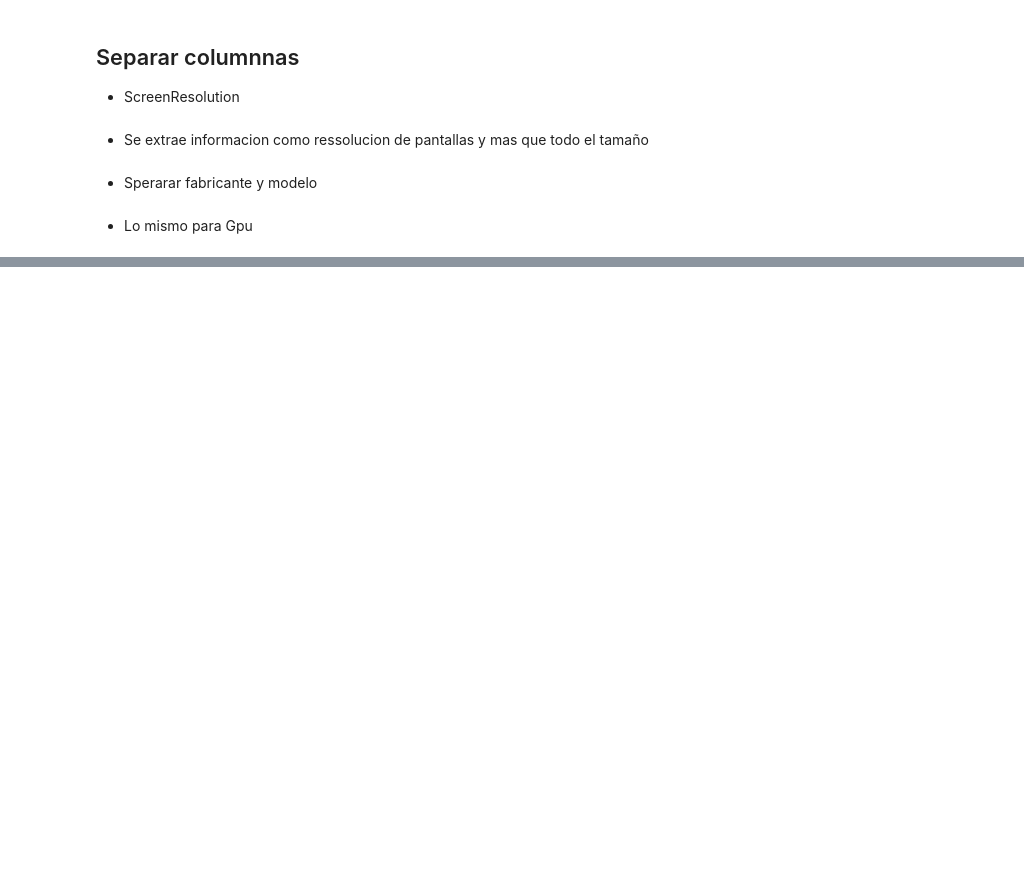
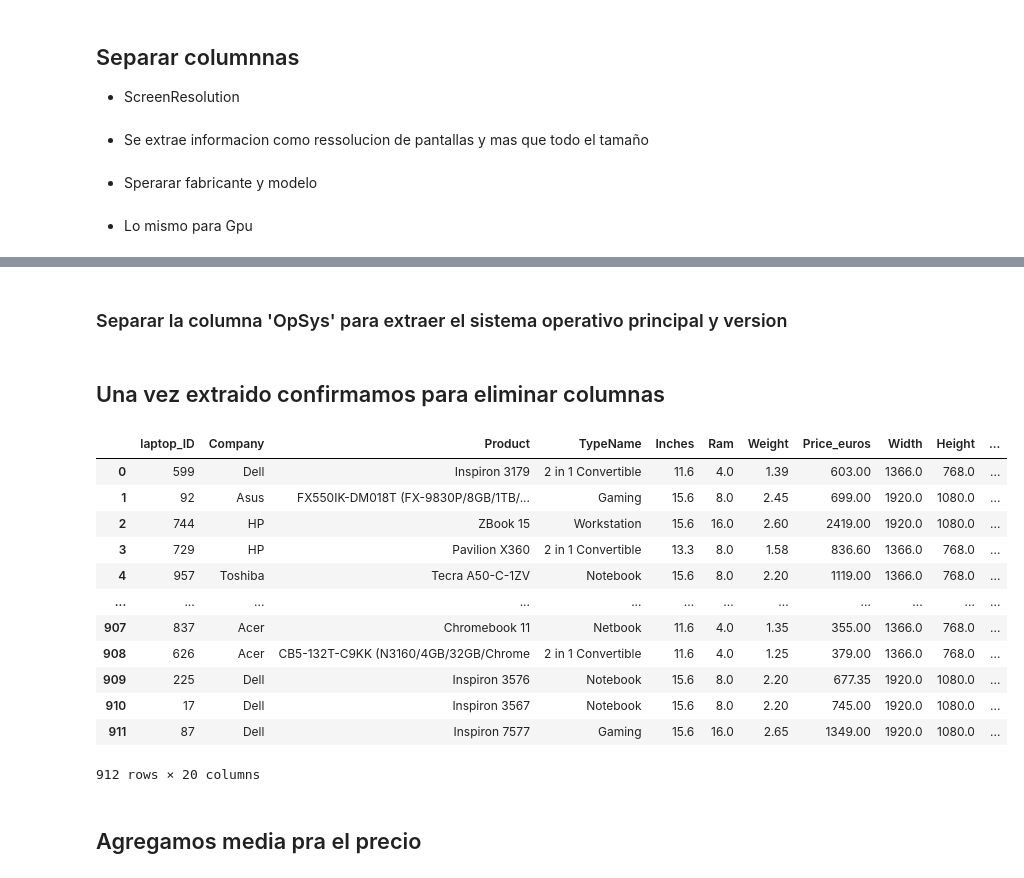
Before and after one commit to andreszaragoza/Train_Eda, a Jupyter notebook: notebooks/Analisis.ipynb, the cells around one changed output, grey strips where cells are left out. Drawn from its saved outputs; the diff is of its cells as text; code cells hidden in the pictures; blank space fills up the shorter version.

```diff
--- a/notebooks/Analisis.ipynb
+++ b/notebooks/Analisis.ipynb
@@ -234,2 +261,32 @@ df[['Ram', 'Weight']].head()
+# %%
+df[['Memory_Size', 'Memory_Type']] = df['Memory'].str.extract(r'(\d+GB|\d+TB)\s*(.*)')
+# %% [markdown]
+### Separar la columna 'OpSys' para extraer el sistema operativo principal y version
+# %%
+df['OpSys_Main'] = df['OpSys'].str.extract(r'(\w+)\s?')
+# %%
+df['OpSys_Versions'] = df['OpSys']
+# %% [markdown]
+## Una vez extraido confirmamos para eliminar columnas
+# %%
+df = df.drop(columns=['Cpu', 'Unnamed: 0', 'Gpu', 'OpSys', 'Memory','ScreenResolution'], errors='ignore')
+# %%
+df
+# %% [output]
+|  | laptop_ID | Company | Product | TypeName | Inches | Ram | Weight | Price_euros | Width | Height | ... |
+| 0 | 599 | Dell | Inspiron 3179 | 2 in 1 Convertible | 11.6 | 4.0 | 1.39 | 603.00 | 1366.0 | 768.0 | ... |
+| 1 | 92 | Asus | FX550IK-DM018T (FX-9830P/8GB/1TB/... | Gaming | 15.6 | 8.0 | 2.45 | 699.00 | 1920.0 | 1080.0 | ... |
+| 2 | 744 | HP | ZBook 15 | Workstation | 15.6 | 16.0 | 2.60 | 2419.00 | 1920.0 | 1080.0 | ... |
+| 3 | 729 | HP | Pavilion X360 | 2 in 1 Convertible | 13.3 | 8.0 | 1.58 | 836.60 | 1366.0 | 768.0 | ... |
+| 4 | 957 | Toshiba | Tecra A50-C-1ZV | Notebook | 15.6 | 8.0 | 2.20 | 1119.00 | 1366.0 | 768.0 | ... |
+| ... | ... | ... | ... | ... | ... | ... | ... | ... | ... | ... | ... |
+| 907 | 837 | Acer | Chromebook 11 | Netbook | 11.6 | 4.0 | 1.35 | 355.00 | 1366.0 | 768.0 | ... |
+| 908 | 626 | Acer | CB5-132T-C9KK (N3160/4GB/32GB/Chrome | 2 in 1 Convertible | 11.6 | 4.0 | 1.25 | 379.00 | 1366.0 | 768.0 | ... |
+| 909 | 225 | Dell | Inspiron 3576 | Notebook | 15.6 | 8.0 | 2.20 | 677.35 | 1920.0 | 1080.0 | ... |
+| 910 | 17 | Dell | Inspiron 3567 | Notebook | 15.6 | 8.0 | 2.20 | 745.00 | 1920.0 | 1080.0 | ... |
+| 911 | 87 | Dell | Inspiron 7577 | Gaming | 15.6 | 16.0 | 2.65 | 1349.00 | 1920.0 | 1080.0 | ... |
+912 rows × 20 columns
+# %% [markdown]
+## Agregamos media pra el precio
 # %%
 df['Price_euros'] = df['Price_euros'].fillna(df['Price_euros'].median())
```
Also changed, not shown: parts of 19 cells of this notebook, 4 other files.
